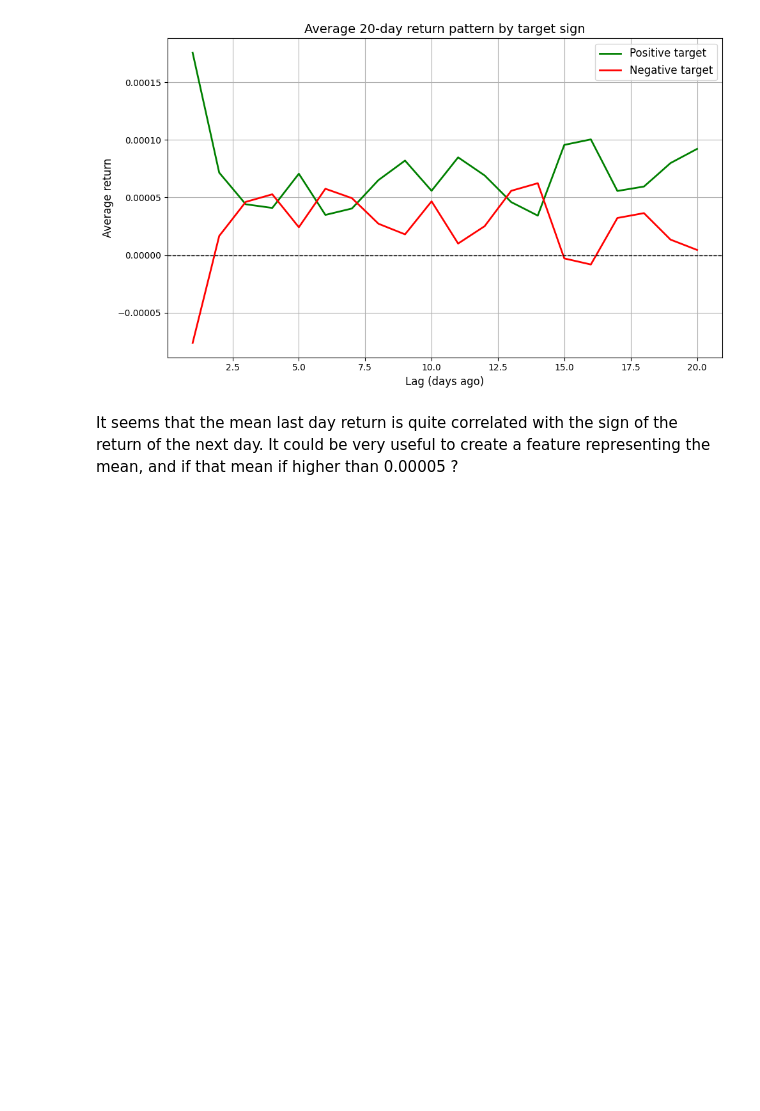
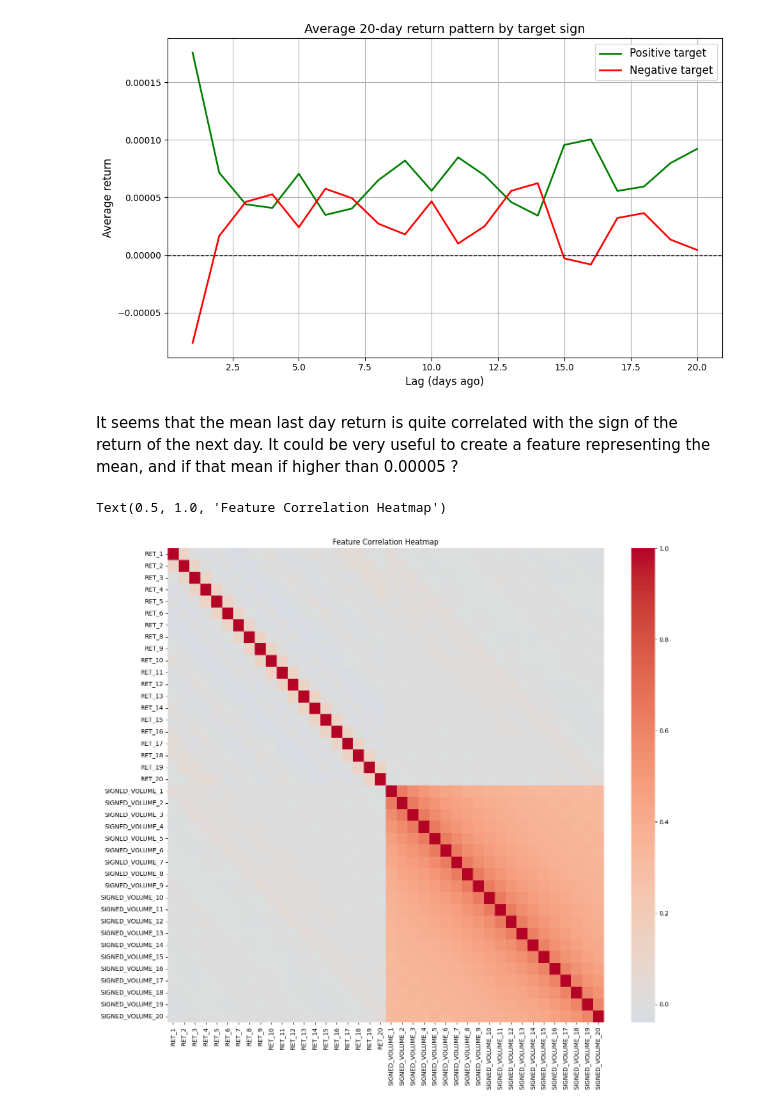
Before and after one commit to leclercrafael/QRT-Asset-Allocation-Performance-forecasting, a Jupyter notebook: main_raf.ipynb, the cells around one changed output. Saved outputs shown, nothing was run; the diff lists cells and outputs as text; code cells hidden in the pictures; blank space fills up the shorter version.

Commit message:
New graphs

```diff
--- a/main_raf.ipynb
+++ b/main_raf.ipynb
@@ -219,3 +219,11 @@ plt.show()
 [figure]
 # %% [markdown]
 It seems that the mean last day return is quite correlated with the sign of the return of the next day. It could be very useful to create a feature representing the mean, and if that mean if higher than 0.00005 ?
+# %%
+plt.figure(figsize=(16,14))
+corr = X_train[ret_cols + vol_cols].corr()
+sns.heatmap(corr, cmap="coolwarm", center=0)
+plt.title("Feature Correlation Heatmap")
+# %% [output]
+Text(0.5, 1.0, 'Feature Correlation Heatmap')
+[figure, added]
```
Also changed, not shown: parts of 2 cells of this notebook.
